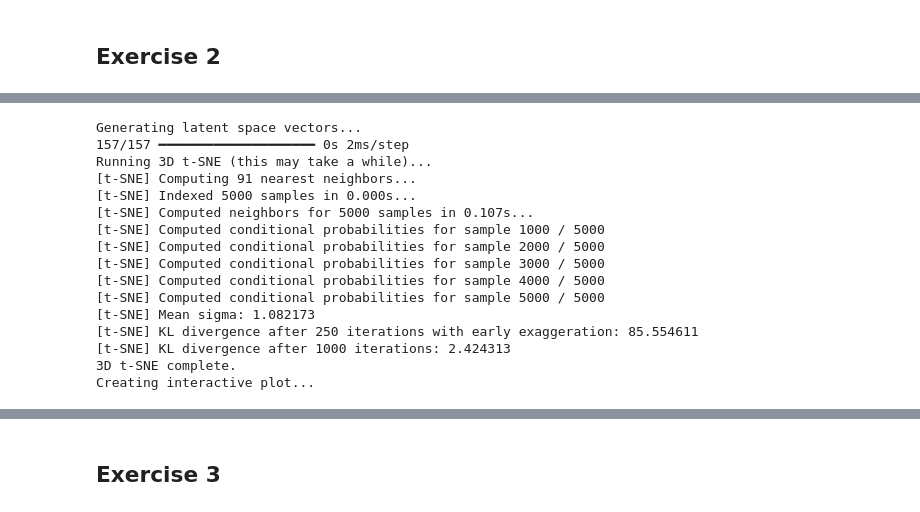
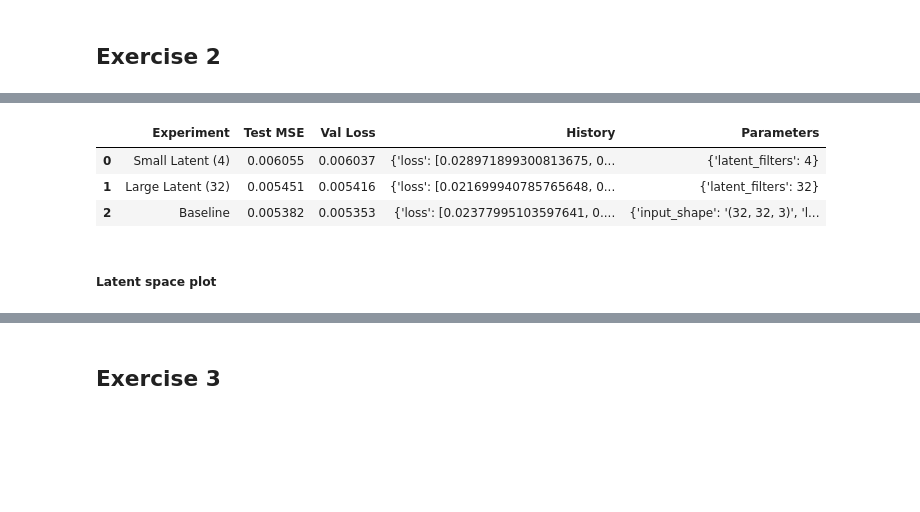
Before and after one commit to yadderace/ai-labs, a Jupyter notebook: advanced_ml/assignments/assignment2/autoencoders.ipynb, the cells around one changed output, grey strips where cells are left out. Cells and saved outputs as stored; diff of their text form; code cells hidden in the pictures; blank space fills up the shorter version.

```diff
--- a/advanced_ml/assignments/assignment2/autoencoders.ipynb
+++ b/advanced_ml/assignments/assignment2/autoencoders.ipynb
@@ -405,4 +337,13 @@ First let's evaluate what is the loss value from out test dataset
 # %%
 # Evaluate the autoencoder
 test_loss = evaluate_autoencoder(autoencoder, x_test)
+
+# Store results
+results_list.append({
+    'Experiment': exp_name,
+    'Test MSE': test_loss,
+    'Val Loss': train_history.history['val_loss'][-1],
+    'History': train_history.history,
+    'Parameters': str(params)
+})
 # %% [output]
@@ -468,4 +406,30 @@ So:
+# %%
+def run_experiments(variations, epochs, results_list):
+    for var in tqdm(variations):
+
+        # 1. Build
+        model = build_autoencoder(input_shape=(32, 32, 3), **var['params'])
+
+        # 2. Train
+        hist = train_autoencoder(model, x_train, x_val, epochs=epochs)
+
+        # 3. Evaluate
+        test_loss = evaluate_autoencoder(model, x_test)
+
+        # 4. Store
+        results_list.append({
+            'Experiment': var['name'],
+            'Test MSE': test_loss,
+            'Val Loss': hist.history['val_loss'][-1],
+            'History': hist.history,
+            'Parameters': str(var['params'])
+        })
 # %%
-# Build the autoencoder with small latent space
-autoencoder_small_ls = build_autoencoder_small_latent_space()
+# Store setups
+variations = [
+    {'name': 'Small Latent (4)', 'params': {'latent_filters': 4}},
+    {'name': 'Large Latent (32)', 'params': {'latent_filters': 32}}
+]
+
+run_experiments(variations, epochs, results_list)
 # %% [output]
@@ -552,0 +514,11 @@ Plotting t-SNE results...
+# %%
+# Show Table
+df_current = pd.DataFrame(results_list)
+exp_list = ['Baseline', 'Small Latent (4)', 'Large Latent (32)']
+df_current = df_current[df_current['Experiment'].isin(exp_list)]
+display(df_current)
+# %% [output]
+|  | Experiment | Test MSE | Val Loss | History | Parameters |
+| 0 | Small Latent (4) | 0.006055 | 0.006037 | {'loss': [0.028971899300813675, 0... | {'latent_filters': 4} |
+| 1 | Large Latent (32) | 0.005451 | 0.005416 | {'loss': [0.021699940785765648, 0... | {'latent_filters': 32} |
+| 2 | Baseline | 0.005382 | 0.005353 | {'loss': [0.02377995103597641, 0.... | {'input_shape': '(32, 32, 3)', 'l... |
@@ -553,3 +528,5 @@ Plotting t-SNE results...
+# %% [markdown]
+##### Latent space plot
 # %%
 import pandas as pd
 def plot_latent_space_3d(trained_autoencoder, bottleneck_layer_name, images, one_hot_labels, n_samples=5000):
@@ -626,22 +603,5 @@ def plot_latent_space_3d(trained_autoencoder, bottleneck_layer_name, images, one
 # %%
 # Call the plotting function with the correct variables
 plot_latent_space_3d(autoencoder_small_ls, 'conv2d_2', x_test, y_test)
-# %% [output]
-Generating latent space vectors...
-157/157 ━━━━━━━━━━━━━━━━━━━━ 0s 2ms/step
-Running 3D t-SNE (this may take a while)...
-[t-SNE] Computing 91 nearest neighbors...
-[t-SNE] Indexed 5000 samples in 0.000s...
-[t-SNE] Computed neighbors for 5000 samples in 0.107s...
-[t-SNE] Computed conditional probabilities for sample 1000 / 5000
-[t-SNE] Computed conditional probabilities for sample 2000 / 5000
-[t-SNE] Computed conditional probabilities for sample 3000 / 5000
-[t-SNE] Computed conditional probabilities for sample 4000 / 5000
-[t-SNE] Computed conditional probabilities for sample 5000 / 5000
-[t-SNE] Mean sigma: 1.082173
-[t-SNE] KL divergence after 250 iterations with early exaggeration: 85.554611
-[t-SNE] KL divergence after 1000 iterations: 2.424313
-3D t-SNE complete.
-Creating interactive plot...
 # %%
 evaluate_reconstruction_quality(autoencoder_small_ls, x_test)
```
Also changed, not shown: parts of 61 cells of this notebook, 1 other file.
